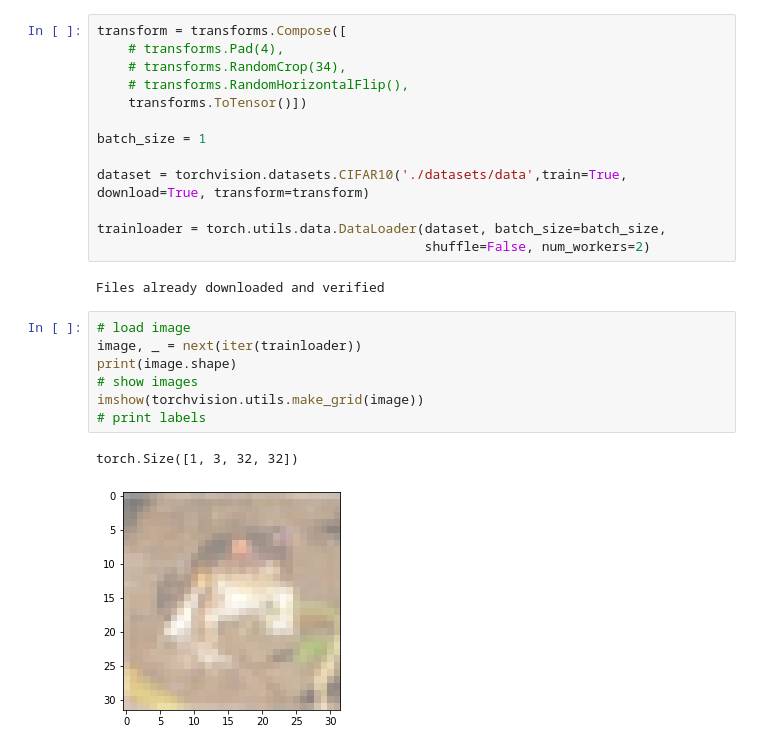
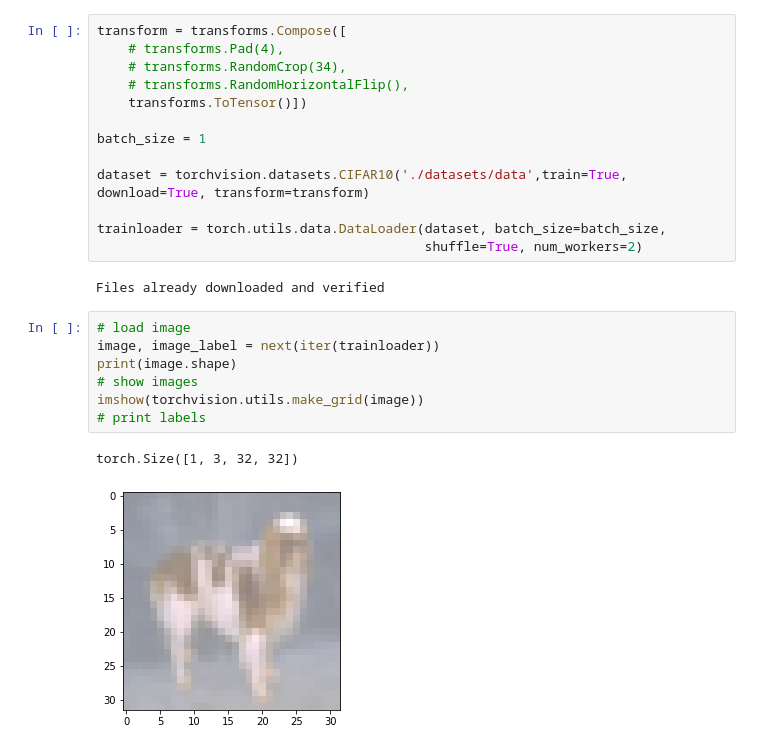
Before and after one commit to MeliLuca/MasterThesis, a Jupyter notebook: ModelsAnalysis.ipynb, the cells around one changed output. Cells and saved outputs as stored; diff of their text form.

```diff
--- a/ModelsAnalysis.ipynb
+++ b/ModelsAnalysis.ipynb
@@ -78,18 +78,18 @@ batch_size = 1
 dataset = torchvision.datasets.CIFAR10('./datasets/data',train=True, download=True, transform=transform)
 
 trainloader = torch.utils.data.DataLoader(dataset, batch_size=batch_size,
-                                          shuffle=False, num_workers=2)
+                                          shuffle=True, num_workers=2)
 # %% [output]
 Files already downloaded and verified
 # %%
 # load image
-image, _ = next(iter(trainloader))
+image, image_label = next(iter(trainloader))
 print(image.shape)
 # show images
 imshow(torchvision.utils.make_grid(image))
 # print labels
 # %% [output]
 torch.Size([1, 3, 32, 32])
-[figure, old version]
+[figure, new version]
 # %%
 model = resnetModule.ResNetModule.load_from_checkpoint('/Users/lucamelissari/Desktop/MasterThesis/jobs/stats/resnetOfficial_SGD_WD_REL/checkpoints/best-v1.ckpt')
```
Also changed, not shown: parts of 10 cells of this notebook, 2 other files.
